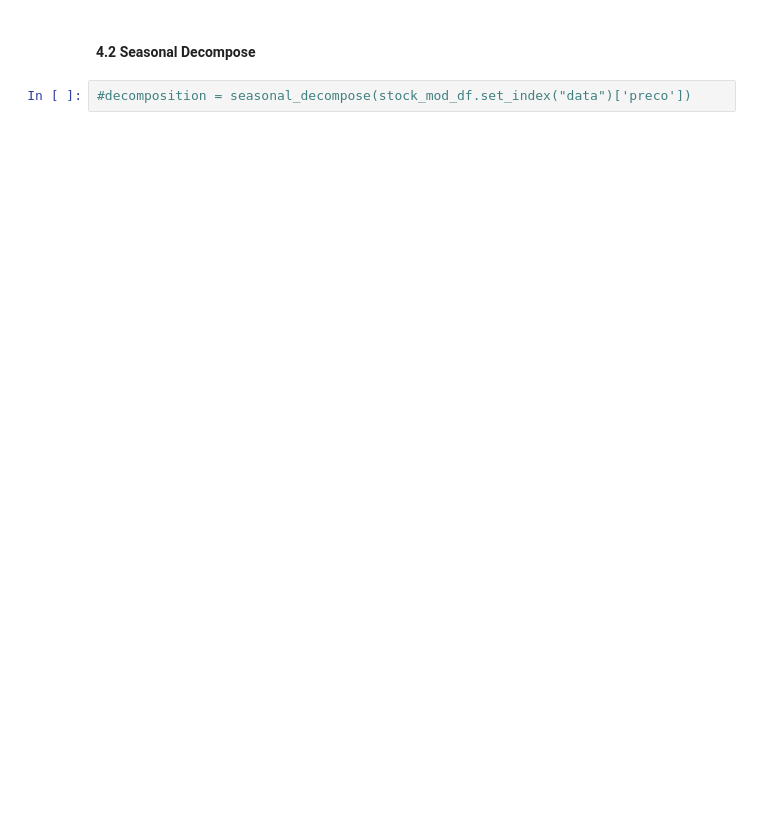
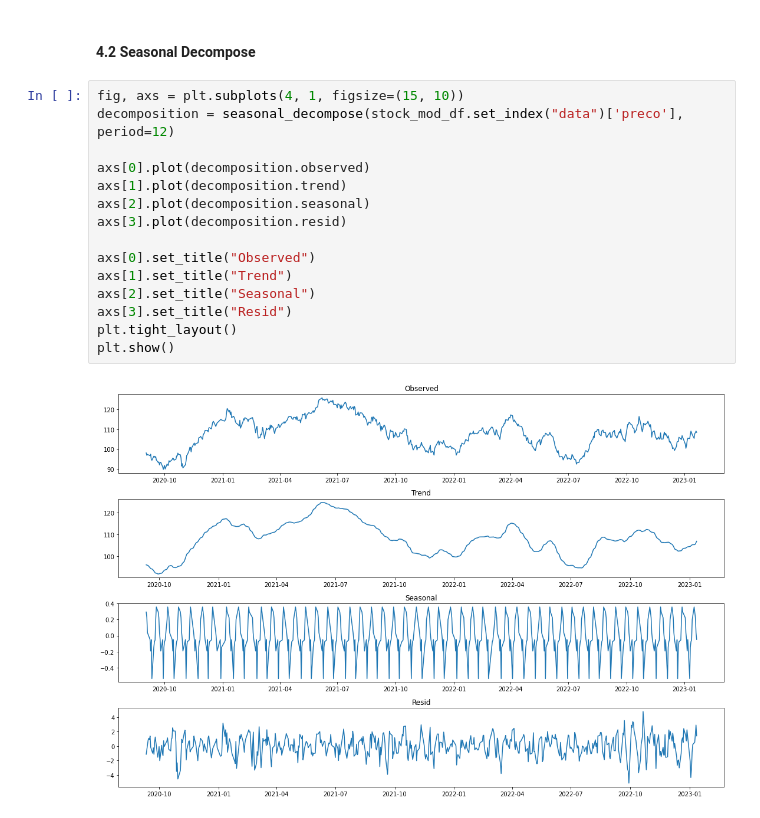
Before and after one commit to micheldearaujo/forecasting_stocks, a Jupyter notebook: notebooks/2.0-mal-exploratory-data-analysis.ipynb, the cells around one changed output. Cells and saved outputs as stored; diff of their text form; blank space fills up the shorter version.

```diff
--- a/notebooks/2.0-mal-exploratory-data-analysis.ipynb
+++ b/notebooks/2.0-mal-exploratory-data-analysis.ipynb
@@ -276,4 +338,19 @@ plt.show()
 # %% [markdown]
 #### 4.2 Seasonal Decompose
-# %%
-#decomposition = seasonal_decompose(stock_mod_df.set_index("data")['preco'])
+# %%
+fig, axs = plt.subplots(4, 1, figsize=(15, 10))
+decomposition = seasonal_decompose(stock_mod_df.set_index("data")['preco'], period=12)
+
+axs[0].plot(decomposition.observed)
+axs[1].plot(decomposition.trend)
+axs[2].plot(decomposition.seasonal)
+axs[3].plot(decomposition.resid)
+
+axs[0].set_title("Observed")
+axs[1].set_title("Trend")
+axs[2].set_title("Seasonal")
+axs[3].set_title("Resid")
+plt.tight_layout()
+plt.show()
+# %% [output]
+[figure, added]
```
Also changed, not shown: parts of 21 cells of this notebook.
